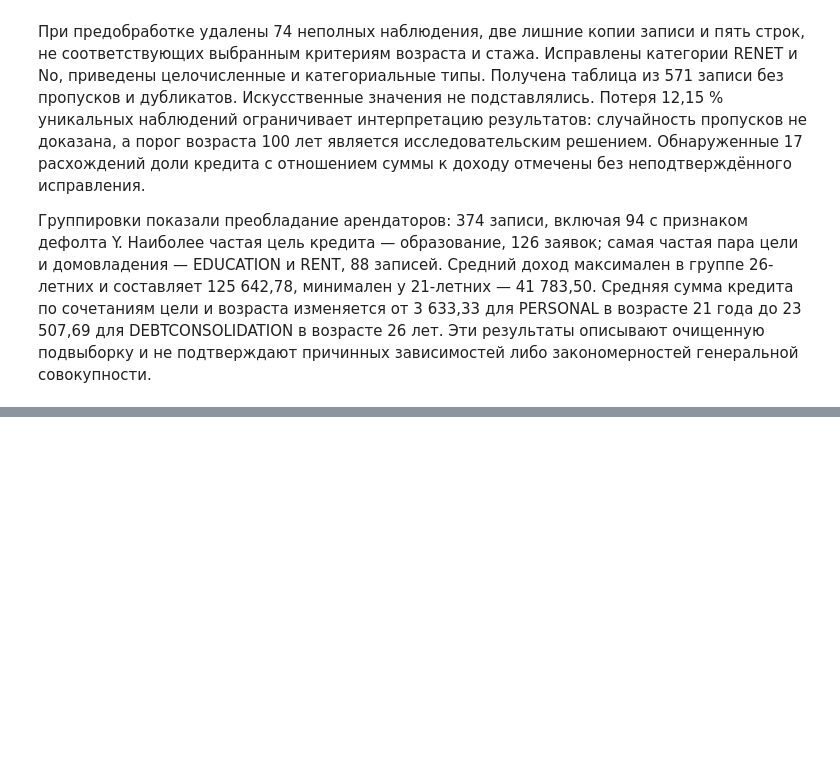
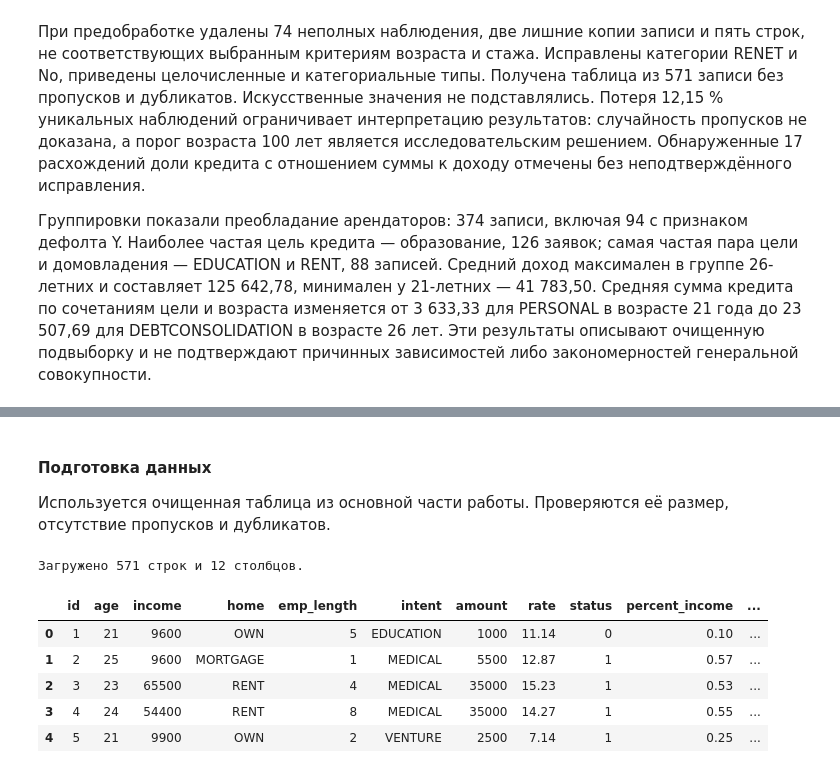
Before and after one commit to StasWW/suai-data-analysis-lab1, a Jupyter notebook: ЛР1_Жойд_8.ipynb, the cells around one changed output, grey strips where cells are left out. Cells and saved outputs as stored; diff of their text form; code cells hidden in the pictures; blank space fills up the shorter version.

Commit message:
Анализ данных 1 Жойд Станислав Вадимович

```diff
--- a/ЛР1_Жойд_8.ipynb
+++ b/ЛР1_Жойд_8.ipynb
@@ -533,0 +534,23 @@ print('Контроль выполнен. Сохранены utility/credit_risk
+# %% [markdown]
+#### Подготовка данных
+
+Используется очищенная таблица из основной части работы. Проверяются её размер, отсутствие пропусков и дубликатов.
+# %%
+pd.set_option('display.max_columns', None)
+pd.set_option('display.max_rows', 200)
+pd.set_option('display.float_format', '{:.2f}'.format)
+
+df = df.copy().reset_index(drop=True)
+assert df.shape == (571, 12)
+assert not df.isna().any().any()
+assert not df.duplicated().any()
+print(f'Загружено {df.shape[0]} строк и {df.shape[1]} столбцов.')
+display(df.head())
+# %% [output]
+Загружено 571 строк и 12 столбцов.
+|  | id | age | income | home | emp_length | intent | amount | rate | status | percent_income | ... |
+| 0 | 1 | 21 | 9600 | OWN | 5 | EDUCATION | 1000 | 11.14 | 0 | 0.10 | ... |
+| 1 | 2 | 25 | 9600 | MORTGAGE | 1 | MEDICAL | 5500 | 12.87 | 1 | 0.57 | ... |
+| 2 | 3 | 23 | 65500 | RENT | 4 | MEDICAL | 35000 | 15.23 | 1 | 0.53 | ... |
+| 3 | 4 | 24 | 54400 | RENT | 8 | MEDICAL | 35000 | 14.27 | 1 | 0.55 | ... |
+| 4 | 5 | 21 | 9900 | OWN | 2 | VENTURE | 2500 | 7.14 | 1 | 0.25 | ... |
```
Also changed, not shown: parts of 21 cells of this notebook, 1 other file.
